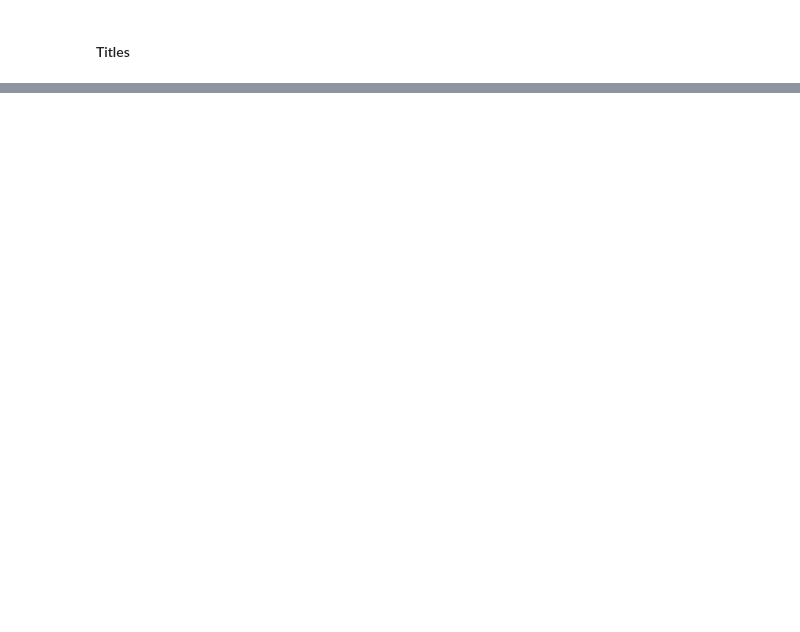
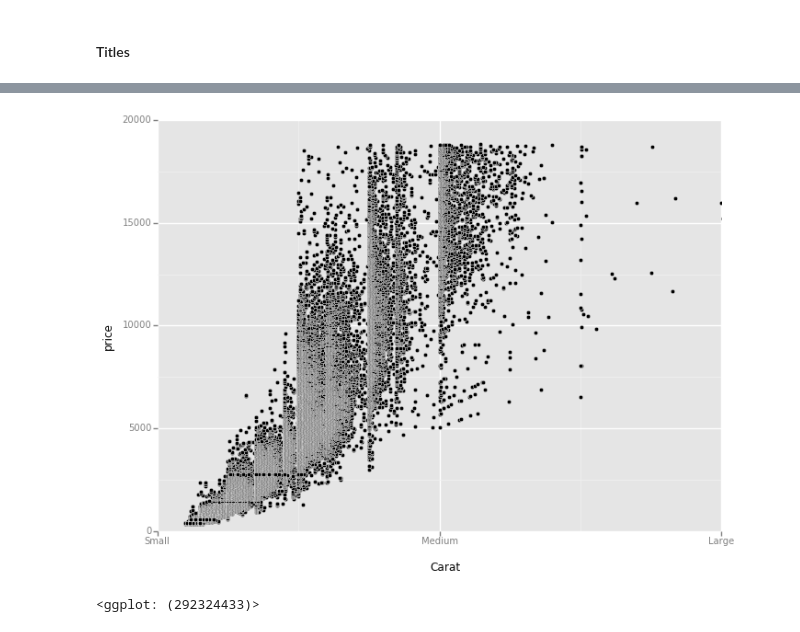
Before and after one commit to yhat/ggpy, a Jupyter notebook: docs/how-to/Annotating Plots - Titles and Labels.ipynb, the cells around one changed output, grey strips where cells are left out. Drawn from its saved outputs; the diff is of its cells as text; code cells hidden in the pictures; blank space fills up the shorter version.

```diff
--- a/docs/how-to/Annotating Plots - Titles and Labels.ipynb
+++ b/docs/how-to/Annotating Plots - Titles and Labels.ipynb
@@ -35,0 +57,9 @@ ggplot(mtcars, aes(x='mpg')) + geom_histogram() + ggtitle("This is my Title\nOn
+# %%
+ggplot(diamonds, aes(x='carat', y='price')) + \
+    geom_point() + \
+    xlim(0, 4) + \
+    ylim(0, 20000) + \
+    scale_x_continuous("Carat", breaks=[0, 2, 4], labels=["Small", "Medium", "Large"])
+# %% [output]
+[figure, added]
+<ggplot: (292324433)>
```
Also changed, not shown: parts of 15 cells of this notebook, 1 other file.
